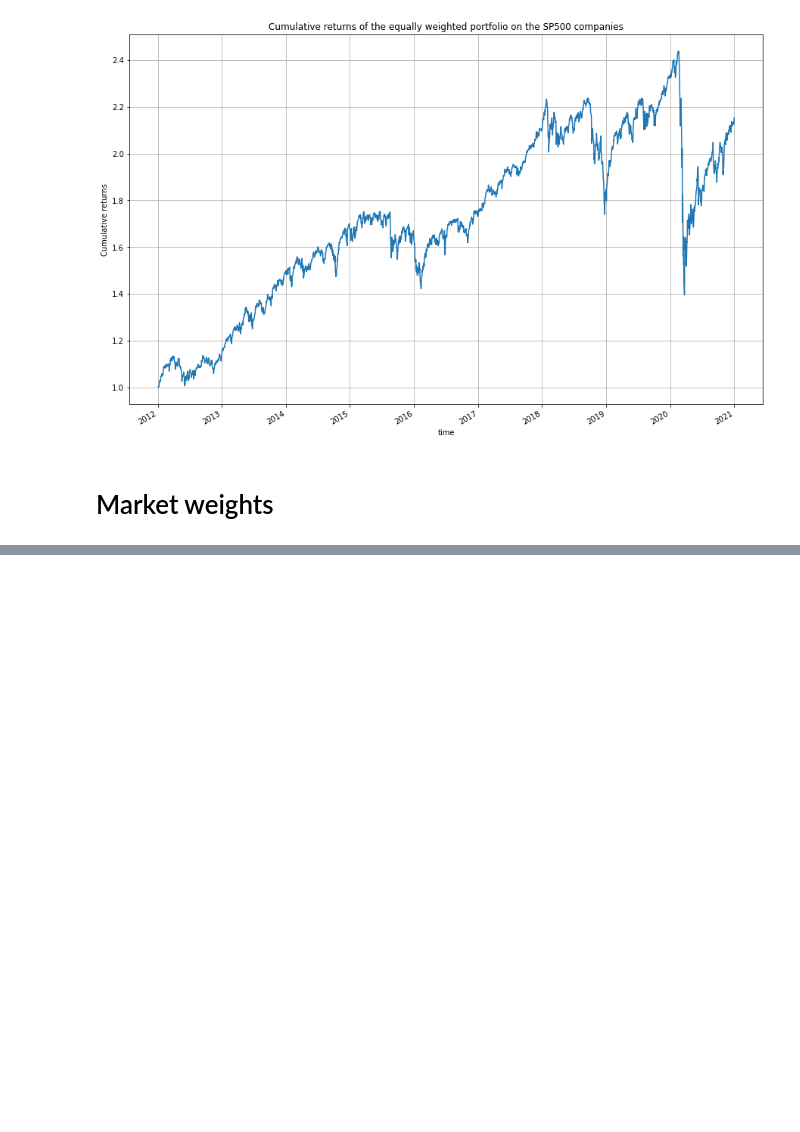
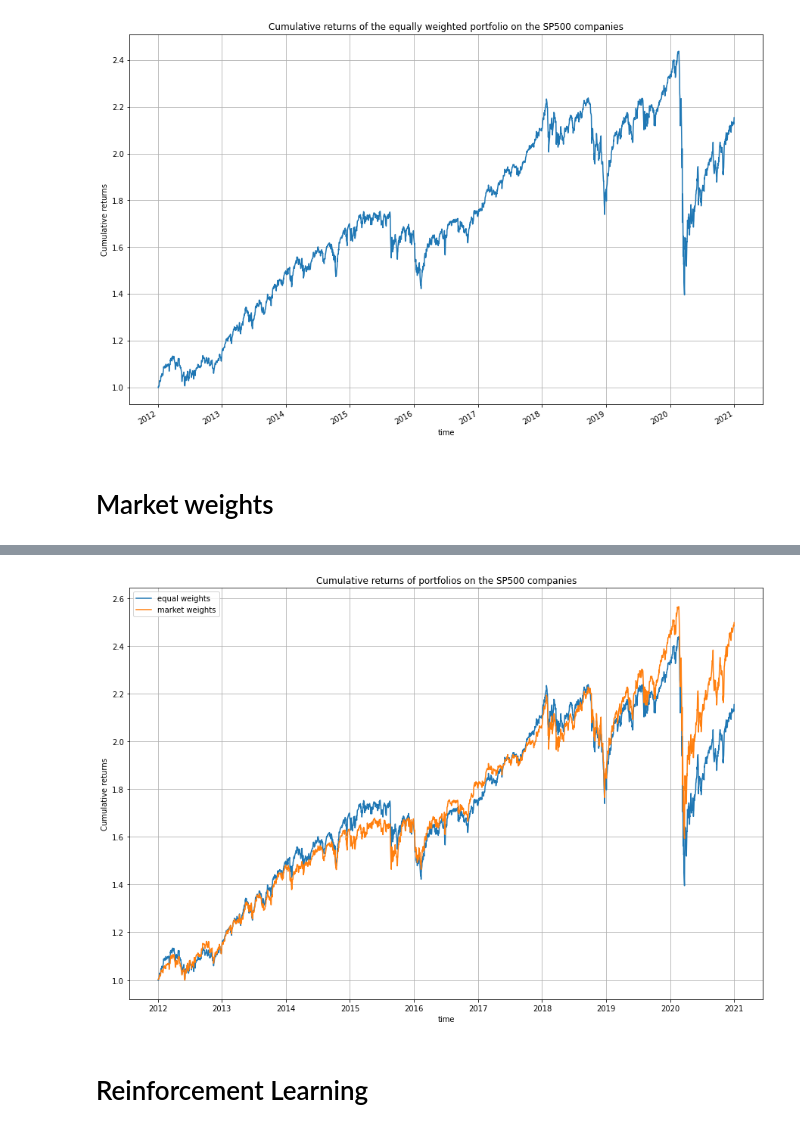
Before and after one commit to NizarGhandri/Optimal_Portfolios, a Jupyter notebook: execution.ipynb, the cells around one changed output, grey strips where cells are left out. Cells and saved outputs as stored; diff of their text form; code cells hidden in the pictures; blank space fills up the shorter version.

Commit message:
Reinforcement Learning

```diff
--- a/execution.ipynb
+++ b/execution.ipynb
@@ -40,7 +40,8 @@ portfolio.data
 | 2020-12-31 | 117.659554 | 15.770000 | 155.084671 | 132.267349 | 101.195663 | 96.287430 | 324.200012 | 107.444374 | 257.353516 | 500.119995 | ... | ... |
 2265 rows × 498 columns
 # %%
-portfolio().plot(grid=True, ylabel="Cumulative returns", xlabel="time", title="Cumulative returns of the equally weighted portfolio on the SP500 companies", figsize=(15, 10))
+equal = portfolio()
+equal.plot(grid=True, ylabel="Cumulative returns", xlabel="time", title="Cumulative returns of the equally weighted portfolio on the SP500 companies", figsize=(15, 10))
 # %% [output]
 <AxesSubplot:title={'center':'Cumulative returns of the equally weighted portfolio on the SP500 companies'}, xlabel='time', ylabel='Cumulative returns'>
 [figure]
@@ -95,0 +79,17 @@ portfolio.data
+# %%
+import matplotlib.pyplot as plt
+
+
+
+plt.plot(equal, label="equal weights")
+plt.plot(market, label="market weights")
+plt.xlabel("time")
+plt.ylabel("Cumulative returns")
+plt.title("Cumulative returns of portfolios on the SP500 companies")
+plt.grid()
+plt.legend()
+plt.rcParams["figure.figsize"] = (15, 10)
+# %% [output]
+[figure, added]
+# %% [markdown]
+# Reinforcement Learning
```
Also changed, not shown: parts of 5 cells of this notebook, 6 other files.
